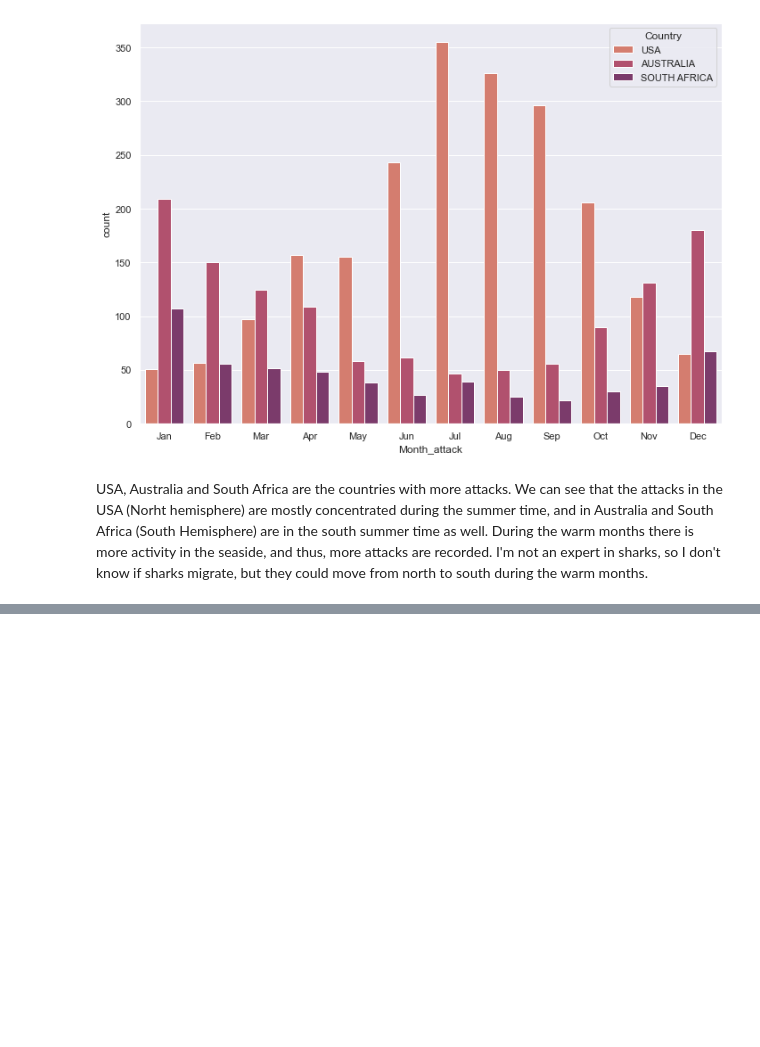
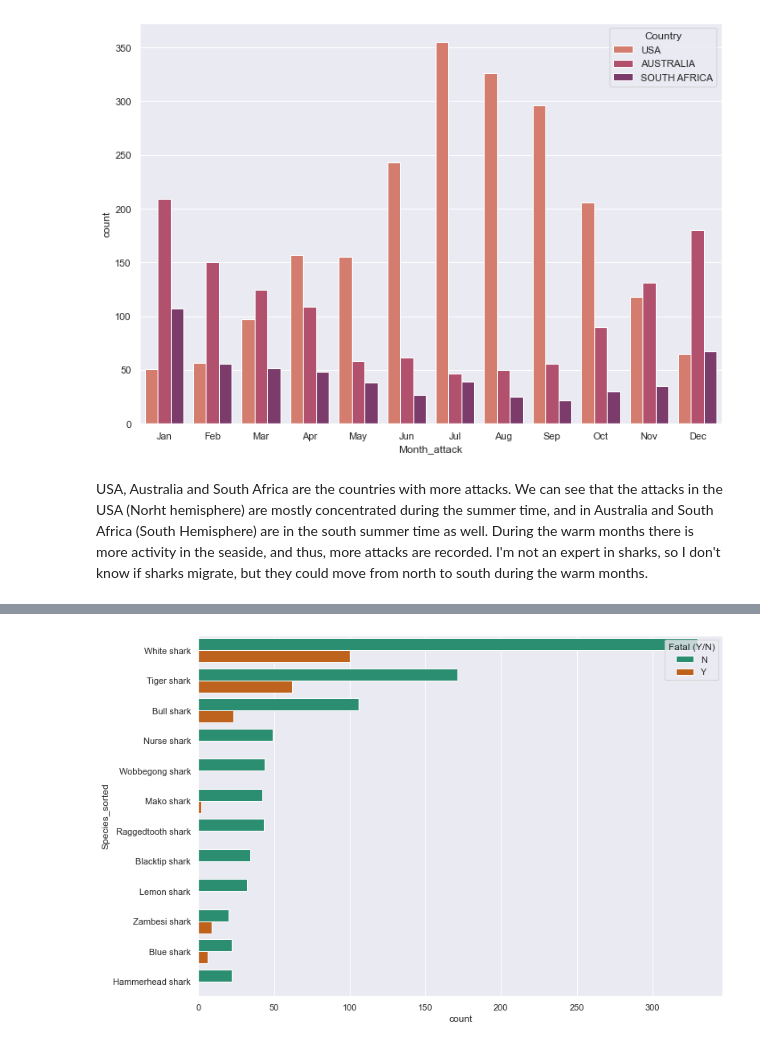
Before and after one commit to antoniogarciagiron/Project-Pandas-Shark-Attack, a Jupyter notebook: Visualization.ipynb, the cells around one changed output, grey strips where cells are left out. Drawn from its saved outputs; the diff is of its cells as text; code cells hidden in the pictures; blank space fills up the shorter version.

```diff
--- a/Visualization.ipynb
+++ b/Visualization.ipynb
@@ -123,0 +164,6 @@ I'm not an expert in sharks, so I don't know if sharks migrate, but they could m
+# %%
+plot8=sns.countplot(y=shark["Species_sorted"], hue=shark["Fatal (Y/N)"], order=["White shark", "Tiger shark", "Bull shark", "Nurse shark", "Wobbegong shark", "Mako shark", "Raggedtooth shark", "Blacktip shark", "Lemon shark", "Zambesi shark", "Blue shark", "Hammerhead shark"], palette="Dark2")
+fig=plot8.get_figure()
+fig.savefig("08_Fatal_shark_attacks.png")
+# %% [output]
+[figure, added]
```
Also changed, not shown: parts of 16 cells of this notebook, 12 other files.
